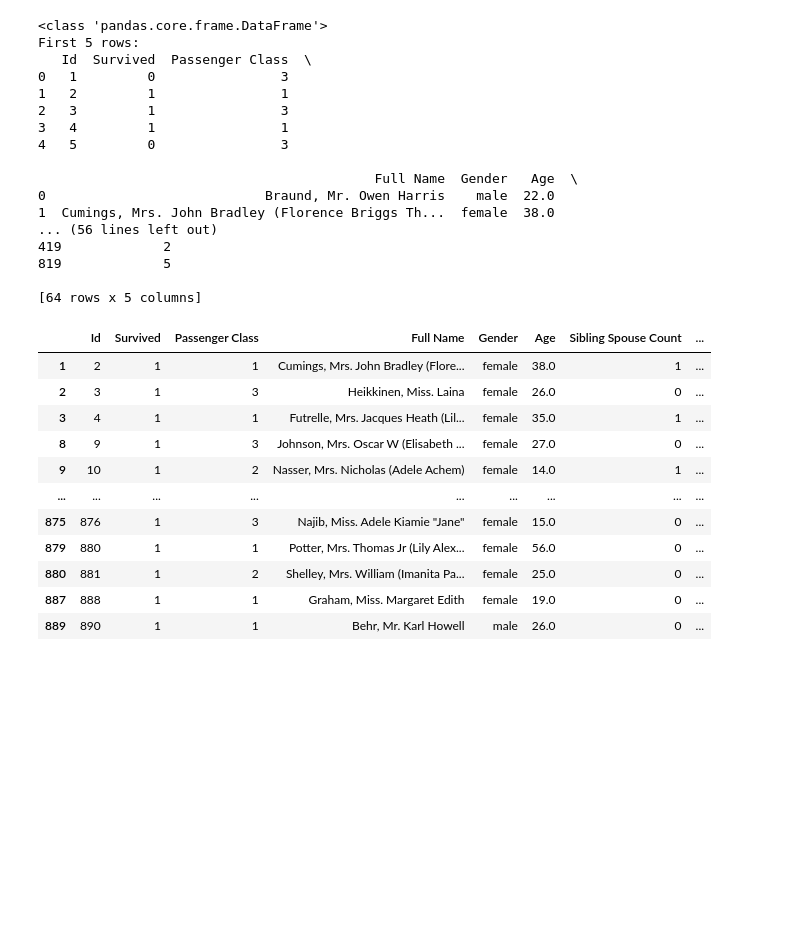
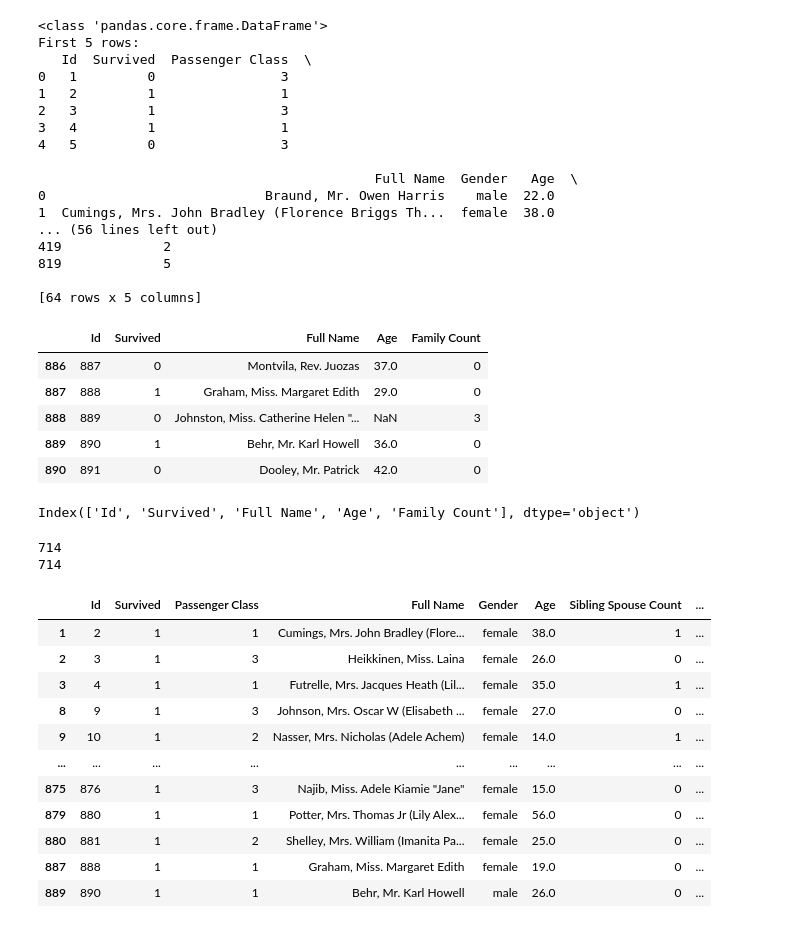
Before and after one commit to anaconda121/CSC-590, a Jupyter notebook: hw/4-1/Pandas hw.ipynb, the cells around one changed output. Drawn from its saved outputs; the diff is of its cells as text; code cells hidden in the pictures; blank space fills up the shorter version.

```diff
--- a/hw/4-1/Pandas hw.ipynb
+++ b/hw/4-1/Pandas hw.ipynb
@@ -141,6 +141,27 @@ First 5 rows:
 819             5
 
 [64 rows x 5 columns]
+# %%
+df.tail(5) # last 5 rows
+# %% [output]
+|  | Id | Survived | Full Name | Age | Family Count |
+| 886 | 887 | 0 | Montvila, Rev. Juozas | 37.0 | 0 |
+| 887 | 888 | 1 | Graham, Miss. Margaret Edith | 29.0 | 0 |
+| 888 | 889 | 0 | Johnston, Miss. Catherine Helen "... | NaN | 3 |
+| 889 | 890 | 1 | Behr, Mr. Karl Howell | 36.0 | 0 |
+| 890 | 891 | 0 | Dooley, Mr. Patrick | 42.0 | 0 |
+# %%
+df.columns
+# %% [output]
+Index(['Id', 'Survived', 'Full Name', 'Age', 'Family Count'], dtype='object')
+# %%
+df.dropna(subset = ['Age'], inplace=True)
+print(len(df['Age'])) # len = 714, 891 with NaN
+above_10 = df[(df['Age'] >= 10)]
+print(len(above_10))
+# %% [output]
+714
+714
 # %%
 ### Question 10
 
```
Also changed, not shown: parts of 6 cells of this notebook.
